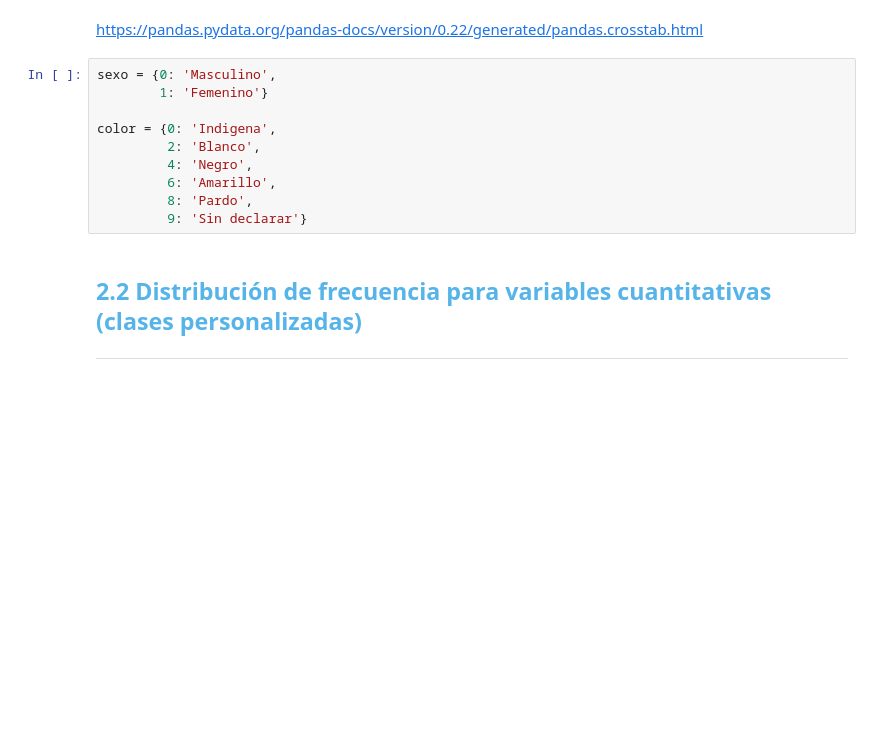
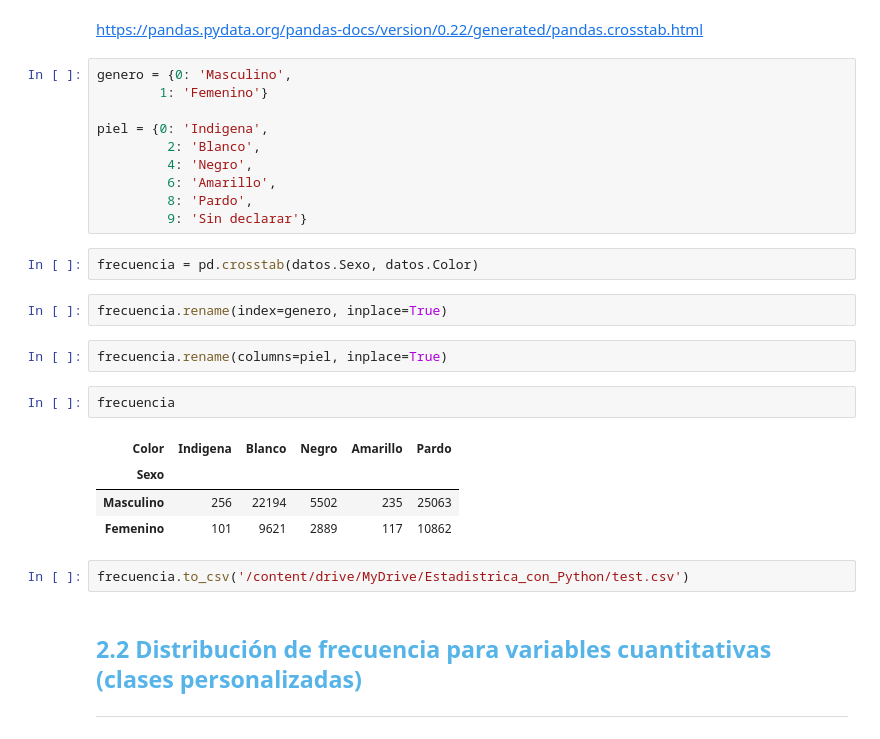
Before and after one commit to MyAppsTest/Estadistica_con_Python, a Jupyter notebook: Curso_de_Estadística_con_Python_1.ipynb, the cells around one changed output. Saved outputs shown, nothing was run; the diff lists cells and outputs as text; blank space fills up the shorter version.

```diff
--- a/Curso_de_Estadística_con_Python_1.ipynb
+++ b/Curso_de_Estadística_con_Python_1.ipynb
@@ -269,15 +269,30 @@ dist_frec_cualitativa
 # %% [markdown]
 https://pandas.pydata.org/pandas-docs/version/0.22/generated/pandas.crosstab.html
 # %%
-sexo = {0: 'Masculino',
+genero = {0: 'Masculino',
         1: 'Femenino'}
 
-color = {0: 'Indigena',
+piel = {0: 'Indigena',
          2: 'Blanco',
          4: 'Negro',
          6: 'Amarillo',
          8: 'Pardo',
          9: 'Sin declarar'}
+# %%
+frecuencia = pd.crosstab(datos.Sexo, datos.Color)
+# %%
+frecuencia.rename(index=genero, inplace=True)
+# %%
+frecuencia.rename(columns=piel, inplace=True)
+# %%
+frecuencia
+# %% [output]
+| Color | Indigena | Blanco | Negro | Amarillo | Pardo |
+| Sexo |  |  |  |  |  |
+| Masculino | 256 | 22194 | 5502 | 235 | 25063 |
+| Femenino | 101 | 9621 | 2889 | 117 | 10862 |
+# %%
+frecuencia.to_csv('/content/drive/MyDrive/Estadistrica_con_Python/test.csv')
 # %% [markdown]
 ## <font color=#56B4E9>2.2 Distribución de frecuencia para variables cuantitativas (clases personalizadas)</font>
 ***
```
